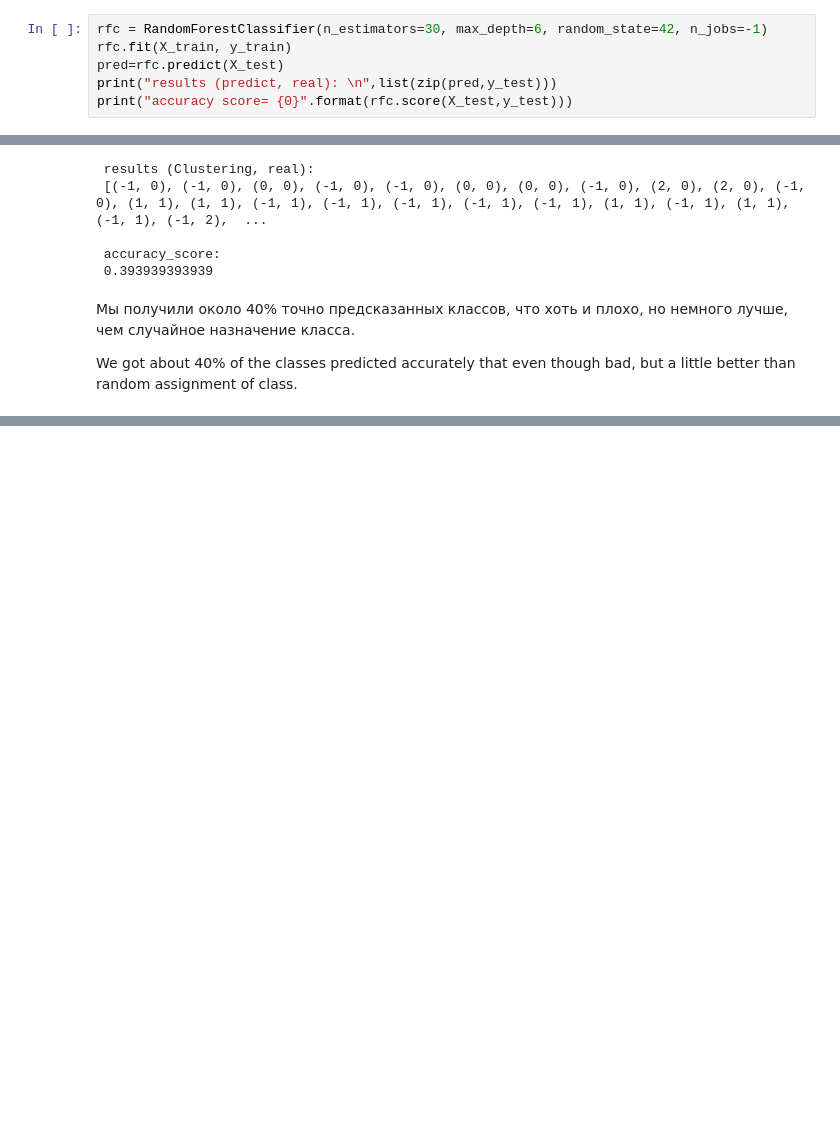
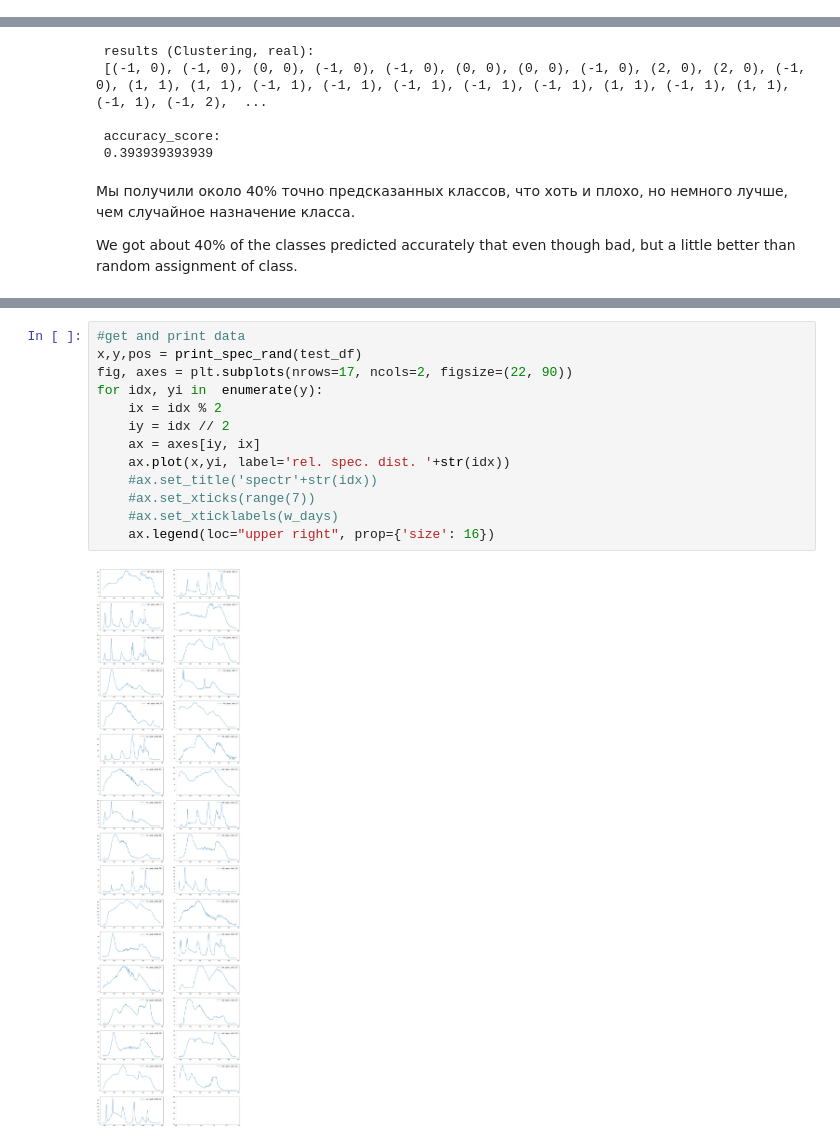
Before and after one commit to bosonbeard/ML_light_sources_classification, a Jupyter notebook: spectrum_classify_for_habrahabr.ipynb, the cells around one changed output, grey strips where cells are left out. Cells and saved outputs as stored; diff of their text form; blank space fills up the shorter version.

```diff
--- a/spectrum_classify_for_habrahabr.ipynb
+++ b/spectrum_classify_for_habrahabr.ipynb
@@ -121,6 +138,0 @@ Wall time: 1min 6s
-# %%
-rfc = RandomForestClassifier(n_estimators=30, max_depth=6, random_state=42, n_jobs=-1)
-rfc.fit(X_train, y_train)
-pred=rfc.predict(X_test)
-print("results (predict, real): \n",list(zip(pred,y_test)))
-print("accuracy score= {0}".format(rfc.score(X_test,y_test)))
@@ -291,0 +339,15 @@ We got about 40% of the classes predicted accurately that even though bad, but a
+# %%
+#get and print data
+x,y,pos = print_spec_rand(test_df)
+fig, axes = plt.subplots(nrows=17, ncols=2, figsize=(22, 90))
+for idx, yi in  enumerate(y):
+    ix = idx % 2
+    iy = idx // 2
+    ax = axes[iy, ix]
+    ax.plot(x,yi, label='rel. spec. dist. '+str(idx))
+    #ax.set_title('spectr'+str(idx))
+    #ax.set_xticks(range(7))
+    #ax.set_xticklabels(w_days)
+    ax.legend(loc="upper right", prop={'size': 16})
+# %% [output]
+[figure, added]
```
Also changed, not shown: parts of 10 cells of this notebook, 1 other file.
